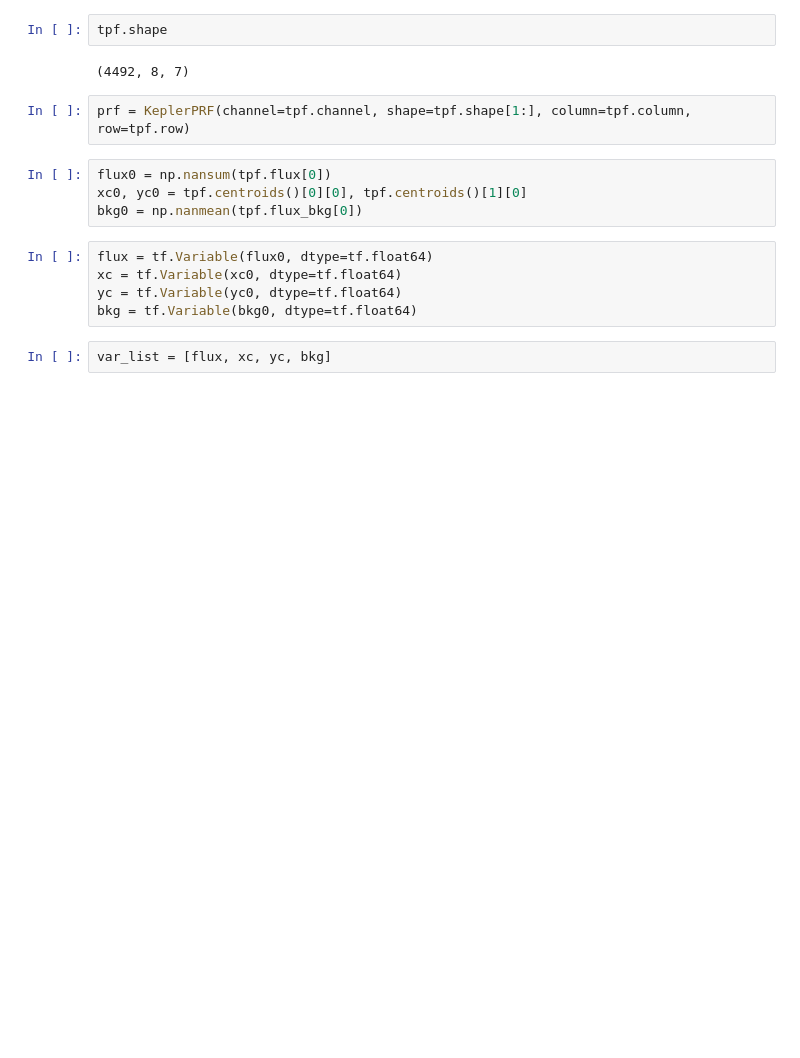
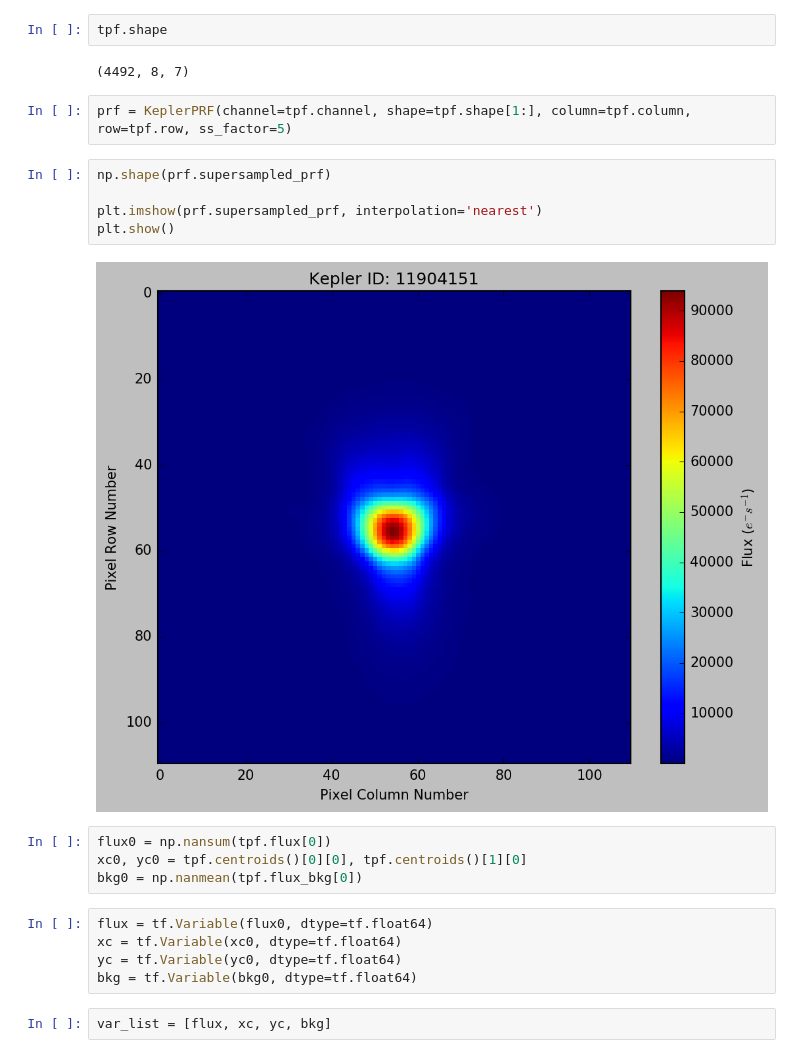
Before and after one commit to mirca/vaneska, a Jupyter notebook: examples/interp_grad_demo.ipynb, the cells around one changed output. Drawn from its saved outputs; the diff is of its cells as text; blank space fills up the shorter version.

```diff
--- a/examples/interp_grad_demo.ipynb
+++ b/examples/interp_grad_demo.ipynb
@@ -31,7 +33,14 @@ tpf.shape
 # %% [output]
 (4492, 8, 7)
 # %%
-prf = KeplerPRF(channel=tpf.channel, shape=tpf.shape[1:], column=tpf.column, row=tpf.row)
+prf = KeplerPRF(channel=tpf.channel, shape=tpf.shape[1:], column=tpf.column, row=tpf.row, ss_factor=5)
+# %%
+np.shape(prf.supersampled_prf)
+
+plt.imshow(prf.supersampled_prf, interpolation='nearest')
+plt.show()
+# %% [output]
+[figure, added]
 # %%
 flux0 = np.nansum(tpf.flux[0])
 xc0, yc0 = tpf.centroids()[0][0], tpf.centroids()[1][0]
```
Also changed, not shown: parts of 10 cells of this notebook, 1 other file.
